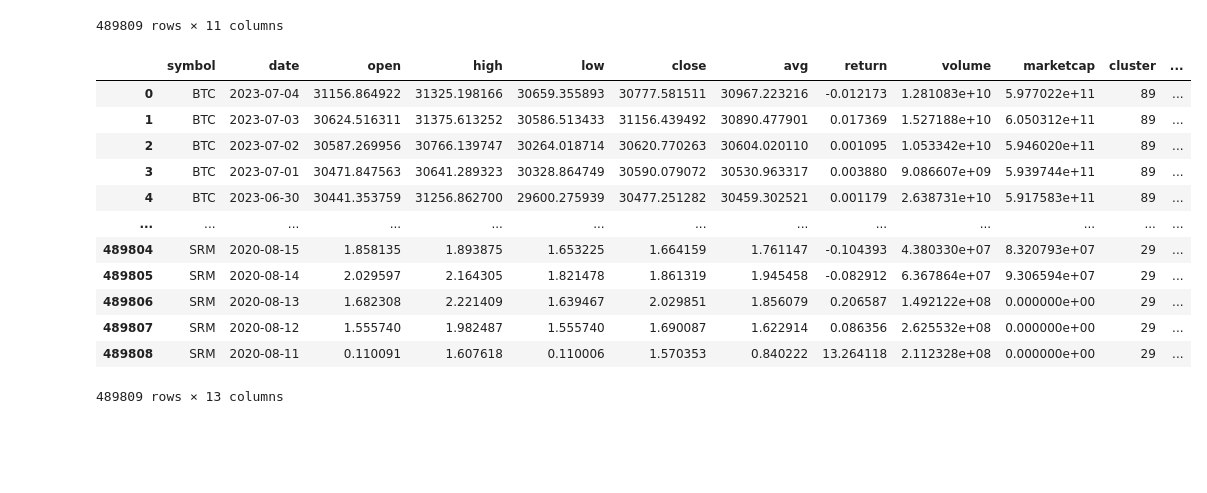
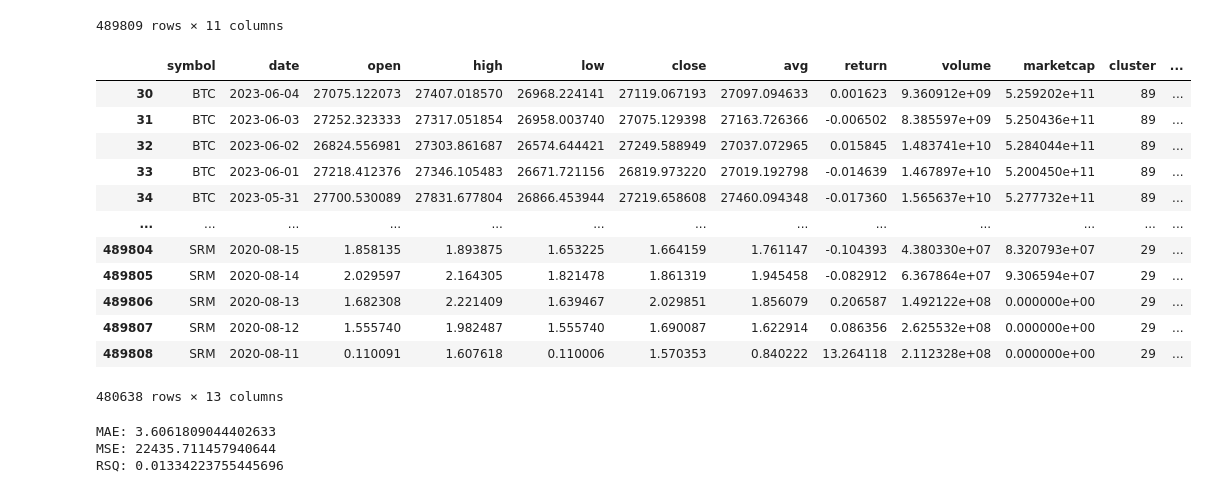
Before and after one commit to AleeRezaa/portfolio-selection-using-ml, a Jupyter notebook: Model/run_all.ipynb, the cells around one changed output. Cells and saved outputs as stored; diff of their text form; code cells hidden in the pictures; blank space fills up the shorter version.

Commit message:
first terrible regression

```diff
--- a/Model/run_all.ipynb
+++ b/Model/run_all.ipynb
@@ -91,20 +93,34 @@ regression_data
 # %%
 regression_data['future_return'] = ((1 + regression_data['return']).rolling(window=days).apply(np.prod, raw=True) - 1).shift(1)
 regression_data['future_risk'] = regression_data['return'].rolling(window=days).agg(np.var)
 regression_data.loc[regression_data.groupby('symbol').cumcount() < days, ['future_return', 'future_risk']] = np.nan
+regression_data.dropna(inplace=True)  # subset='future_return'
 
 regression_data
 # %% [output]
 |  | symbol | date | open | high | low | close | avg | return | volume | marketcap | cluster | ... |
-| 0 | BTC | 2023-07-04 | 31156.864922 | 31325.198166 | 30659.355893 | 30777.581511 | 30967.223216 | -0.012173 | 1.281083e+10 | 5.977022e+11 | 89 | ... |
-| 1 | BTC | 2023-07-03 | 30624.516311 | 31375.613252 | 30586.513433 | 31156.439492 | 30890.477901 | 0.017369 | 1.527188e+10 | 6.050312e+11 | 89 | ... |
-| 2 | BTC | 2023-07-02 | 30587.269956 | 30766.139747 | 30264.018714 | 30620.770263 | 30604.020110 | 0.001095 | 1.053342e+10 | 5.946020e+11 | 89 | ... |
-| 3 | BTC | 2023-07-01 | 30471.847563 | 30641.289323 | 30328.864749 | 30590.079072 | 30530.963317 | 0.003880 | 9.086607e+09 | 5.939744e+11 | 89 | ... |
-| 4 | BTC | 2023-06-30 | 30441.353759 | 31256.862700 | 29600.275939 | 30477.251282 | 30459.302521 | 0.001179 | 2.638731e+10 | 5.917583e+11 | 89 | ... |
+| 30 | BTC | 2023-06-04 | 27075.122073 | 27407.018570 | 26968.224141 | 27119.067193 | 27097.094633 | 0.001623 | 9.360912e+09 | 5.259202e+11 | 89 | ... |
+| 31 | BTC | 2023-06-03 | 27252.323333 | 27317.051854 | 26958.003740 | 27075.129398 | 27163.726366 | -0.006502 | 8.385597e+09 | 5.250436e+11 | 89 | ... |
+| 32 | BTC | 2023-06-02 | 26824.556981 | 27303.861687 | 26574.644421 | 27249.588949 | 27037.072965 | 0.015845 | 1.483741e+10 | 5.284044e+11 | 89 | ... |
+| 33 | BTC | 2023-06-01 | 27218.412376 | 27346.105483 | 26671.721156 | 26819.973220 | 27019.192798 | -0.014639 | 1.467897e+10 | 5.200450e+11 | 89 | ... |
+| 34 | BTC | 2023-05-31 | 27700.530089 | 27831.677804 | 26866.453944 | 27219.658608 | 27460.094348 | -0.017360 | 1.565637e+10 | 5.277732e+11 | 89 | ... |
 | ... | ... | ... | ... | ... | ... | ... | ... | ... | ... | ... | ... | ... |
 | 489804 | SRM | 2020-08-15 | 1.858135 | 1.893875 | 1.653225 | 1.664159 | 1.761147 | -0.104393 | 4.380330e+07 | 8.320793e+07 | 29 | ... |
 | 489805 | SRM | 2020-08-14 | 2.029597 | 2.164305 | 1.821478 | 1.861319 | 1.945458 | -0.082912 | 6.367864e+07 | 9.306594e+07 | 29 | ... |
 | 489806 | SRM | 2020-08-13 | 1.682308 | 2.221409 | 1.639467 | 2.029851 | 1.856079 | 0.206587 | 1.492122e+08 | 0.000000e+00 | 29 | ... |
 | 489807 | SRM | 2020-08-12 | 1.555740 | 1.982487 | 1.555740 | 1.690087 | 1.622914 | 0.086356 | 2.625532e+08 | 0.000000e+00 | 29 | ... |
 | 489808 | SRM | 2020-08-11 | 0.110091 | 1.607618 | 0.110006 | 1.570353 | 0.840222 | 13.264118 | 2.112328e+08 | 0.000000e+00 | 29 | ... |
-489809 rows × 13 columns
+480638 rows × 13 columns
+# %%
+regr = linear_model.LinearRegression()
+x = regression_data[['return', 'volume', 'marketcap']]
+y = regression_data[['future_return', 'future_risk']]
+
+regr.fit(x, y)
+y_ = regr.predict(x)
+
+print(f'MAE: {abs(y_ - y).mean()[0]} \nMSE: {((y_ - y) ** 2).mean()[0]} \nRSQ: {r2_score(y, y_)}')
+# %% [output]
+MAE: 3.6061809044402633
+MSE: 22435.711457940644
+RSQ: 0.01334223755445696
```
Also changed, not shown: parts of 1 cell of this notebook.
